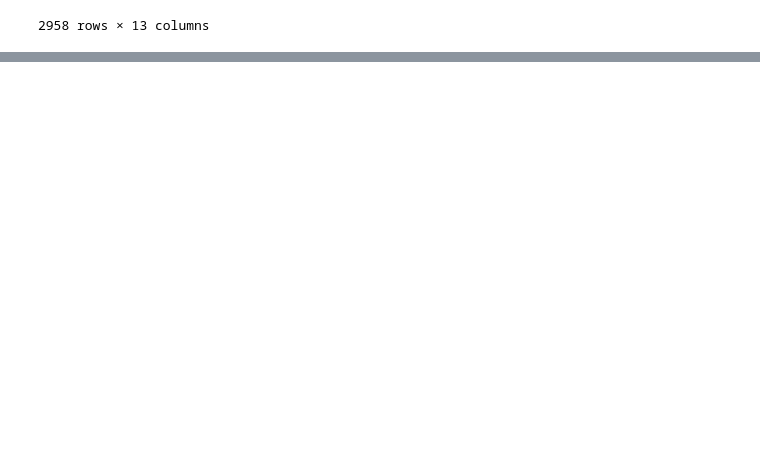
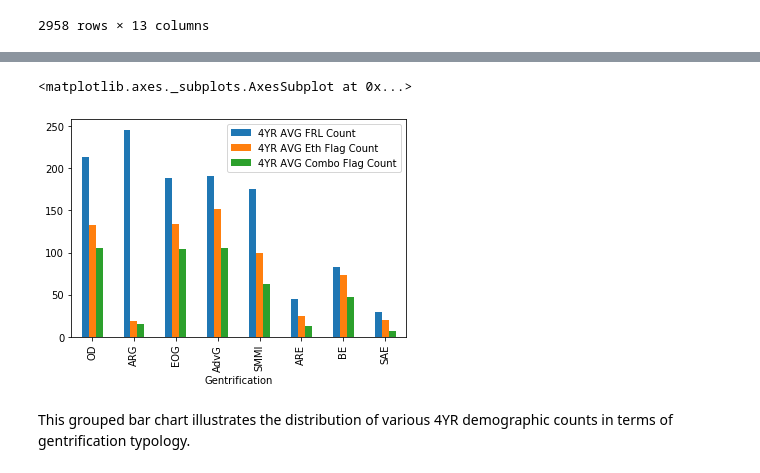
Before and after one commit to 18rberry/Operationalizing-Equity-Tiebreaker-in-SF, a Jupyter notebook: notebooks/20210714-rb-frldata.ipynb, the cells around one changed output, grey strips where cells are left out. Drawn from its saved outputs; the diff is of its cells as text; code cells hidden in the pictures; blank space fills up the shorter version.

Commit message:
finished gentrification ID script

```diff
--- a/notebooks/20210714-rb-frldata.ipynb
+++ b/notebooks/20210714-rb-frldata.ipynb
@@ -185,0 +192,11 @@ grouped_Geoid_new
+# %%
+gentrification_cols = ["OD", "ARG", "EOG", "AdvG", "SMMI", "ARE", "BE", "SAE"]
+gentrification_values = []
+
+for i in grouped_Geoid_new.index:
+    new_value = None
+    for col in gentrification_cols:
+        if grouped_Geoid_new.loc[i, col] != 0.0:
+            new_value = col
+    gentrification_values.append(new_value)
+len(grouped_Geoid_new)
@@ -185,0 +211,5 @@ grouped_Geoid_new
+# %%
+grouped_Geoid_new["Gentrification"] = gentrification_values
+grouped_Geoid_new.head(30)
+grouped_Geoid_gent = grouped_Geoid_new[grouped_Geoid_new["Gentrification"].notnull()]
+grouped_Geoid_gent.head(10)
@@ -185,0 +229,3 @@ grouped_Geoid_new
+# %%
+grouped_Geoid_gent = grouped_Geoid_gent[["4YR AVG Student Count", "4YR AVG FRL Count", "4YR AVG Eth Flag Count", "4YR AVG Combo Flag Count", "Gentrification"]]
+grouped_Geoid_gent.head(10)
@@ -185,0 +245,9 @@ grouped_Geoid_new
+# %%
+gentrification_agg = grouped_Geoid_gent.groupby("Gentrification").mean()
+gentrification_agg_new = gentrification_agg.drop("4YR AVG Student Count", axis = 1)
+gentrification_agg_new.loc[gentrification_cols].plot.bar()
+# %% [output]
+<matplotlib.axes._subplots.AxesSubplot at 0x...>
+[figure, added]
+# %% [markdown]
+This grouped bar chart illustrates the distribution of various 4YR demographic counts in terms of gentrification typology.
```
Also changed, not shown: parts of 24 cells of this notebook.
